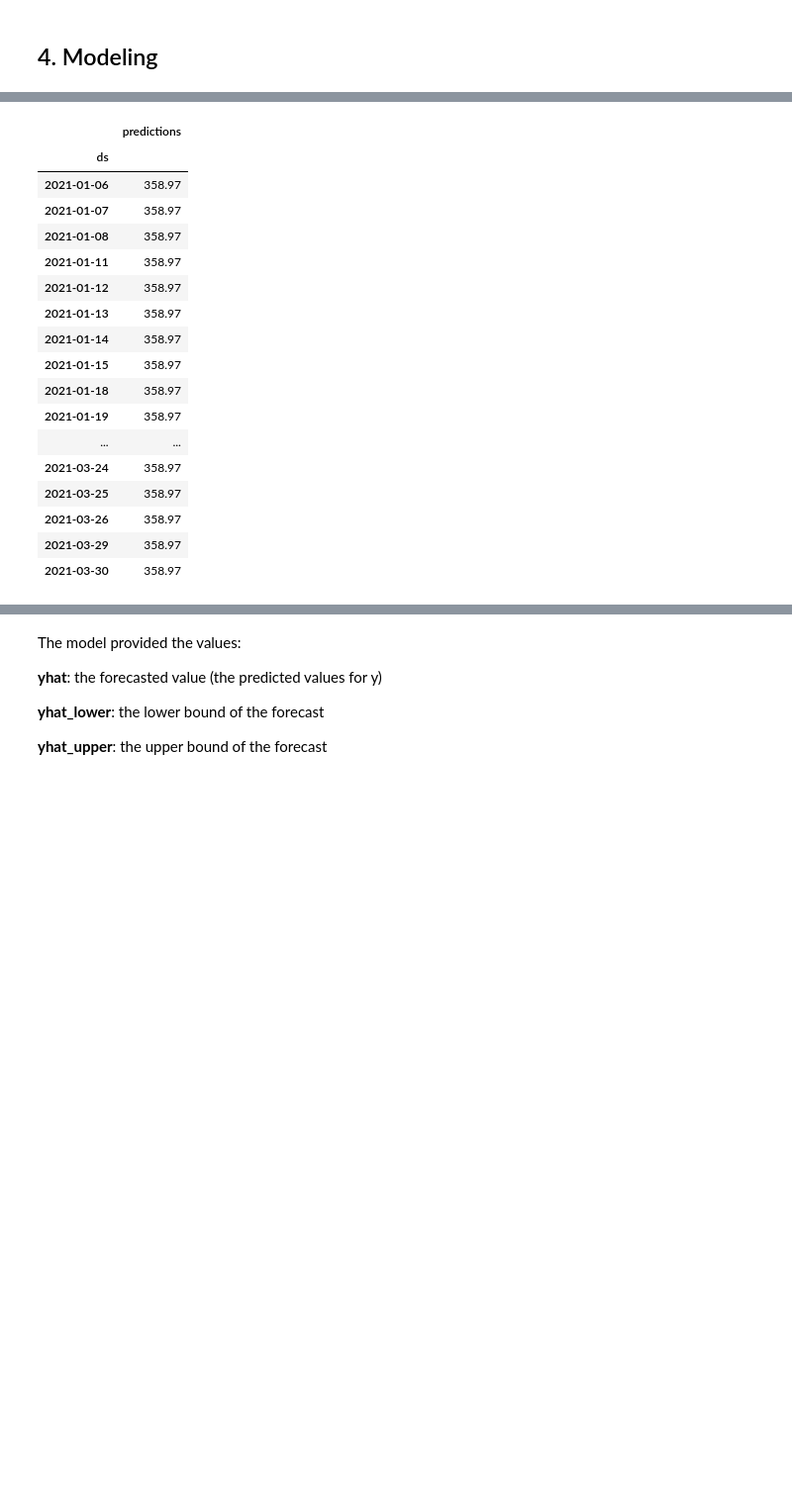
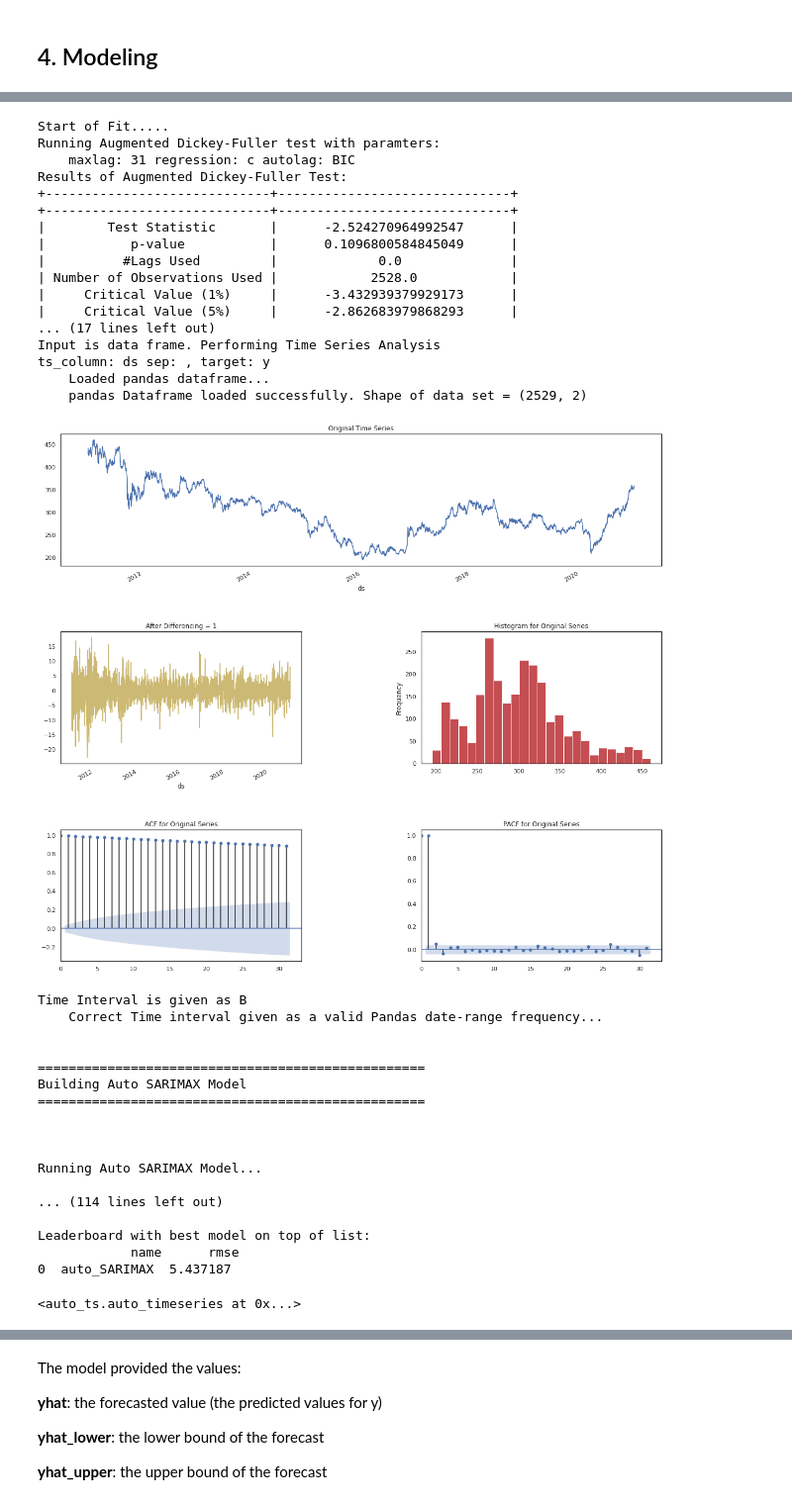
Before and after one commit to Camicb/Copper-Forecasting, a Jupyter notebook: Part_1_Price_Copper_forecasting.ipynb, the cells around one changed output, grey strips where cells are left out. Shown: that part at 99% size. Saved outputs shown, nothing was run; the diff lists cells and outputs as text; code cells hidden in the pictures; blank space fills up the shorter version.

```diff
--- a/Part_1_Price_Copper_forecasting.ipynb
+++ b/Part_1_Price_Copper_forecasting.ipynb
@@ -183,25 +145,0 @@ Warnings:
-# %%
-# Making predictions for the next 130 days
-predictions = pd.DataFrame(model.predict(n_periods= 60))
-predictions.index=test.index
-predictions.columns = ['predictions']
-predictions
-# %% [output]
-|  | predictions |
-| ds |  |
-| 2021-01-06 | 358.97 |
-| 2021-01-07 | 358.97 |
-| 2021-01-08 | 358.97 |
-| 2021-01-11 | 358.97 |
-| 2021-01-12 | 358.97 |
-| 2021-01-13 | 358.97 |
-| 2021-01-14 | 358.97 |
-| 2021-01-15 | 358.97 |
-| 2021-01-18 | 358.97 |
-| 2021-01-19 | 358.97 |
-| ... | ... |
-| 2021-03-24 | 358.97 |
-| 2021-03-25 | 358.97 |
-| 2021-03-26 | 358.97 |
-| 2021-03-29 | 358.97 |
-| 2021-03-30 | 358.97 |
@@ -207,0 +153,43 @@ predictions
+# %%
+# Fitting model
+ts_column = 'ds'
+target = 'y'
+
+model.fit( traindata=train, ts_column=ts_column, target=target)
+# %% [output]
+Start of Fit.....
+Running Augmented Dickey-Fuller test with paramters:
+    maxlag: 31 regression: c autolag: BIC
+Results of Augmented Dickey-Fuller Test:
++-----------------------------+------------------------------+
++-----------------------------+------------------------------+
+|        Test Statistic       |      -2.524270964992547      |
+|           p-value           |      0.1096800584845049      |
+|          #Lags Used         |             0.0              |
+| Number of Observations Used |            2528.0            |
+|     Critical Value (1%)     |      -3.432939379929173      |
+|     Critical Value (5%)     |      -2.862683979868293      |
+... (17 lines left out)
+Input is data frame. Performing Time Series Analysis
+ts_column: ds sep: , target: y
+    Loaded pandas dataframe...
+    pandas Dataframe loaded successfully. Shape of data set = (2529, 2)
+[figure, added]
+Time Interval is given as B
+    Correct Time interval given as a valid Pandas date-range frequency...
+
+
+==================================================
+Building Auto SARIMAX Model
+==================================================
+
+
+
+Running Auto SARIMAX Model...
+
+... (114 lines left out)
+
+Leaderboard with best model on top of list:
+            name      rmse
+0  auto_SARIMAX  5.437187
+<auto_ts.auto_timeseries at 0x...>
```
Also changed, not shown: parts of 29 cells of this notebook.
